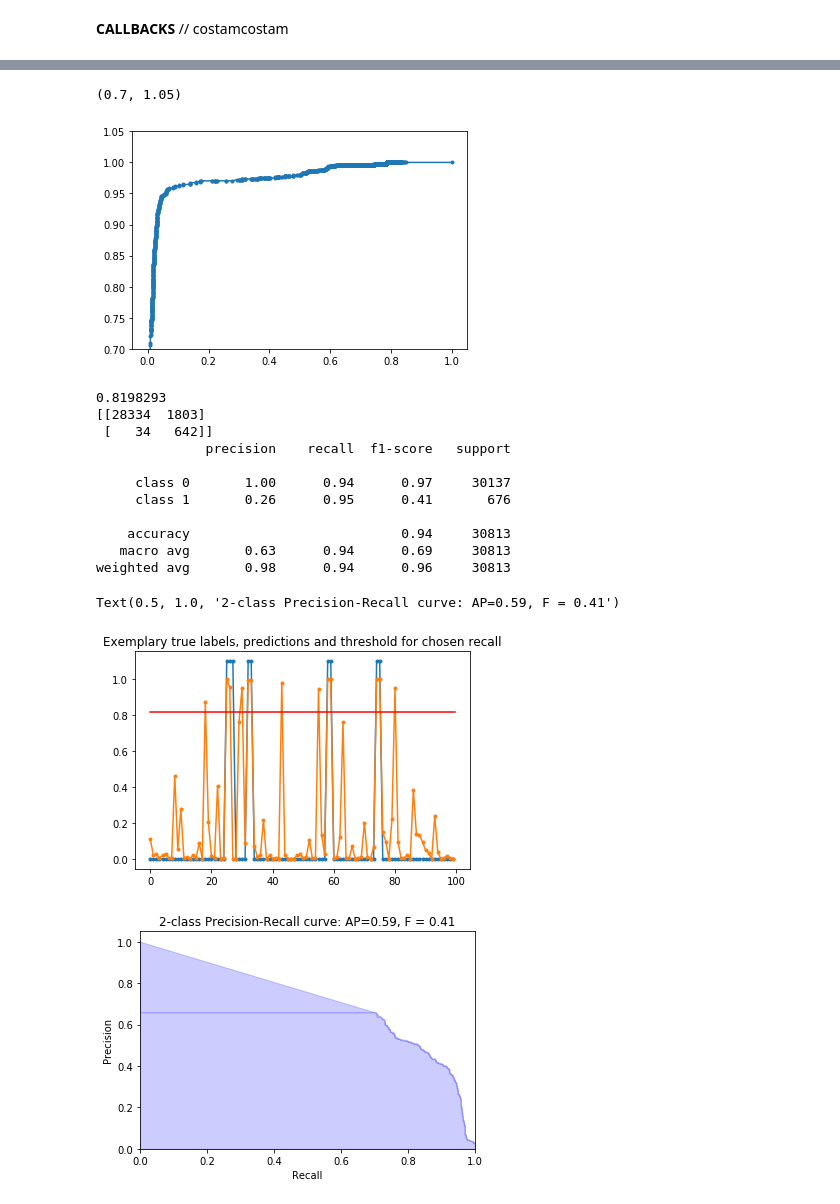
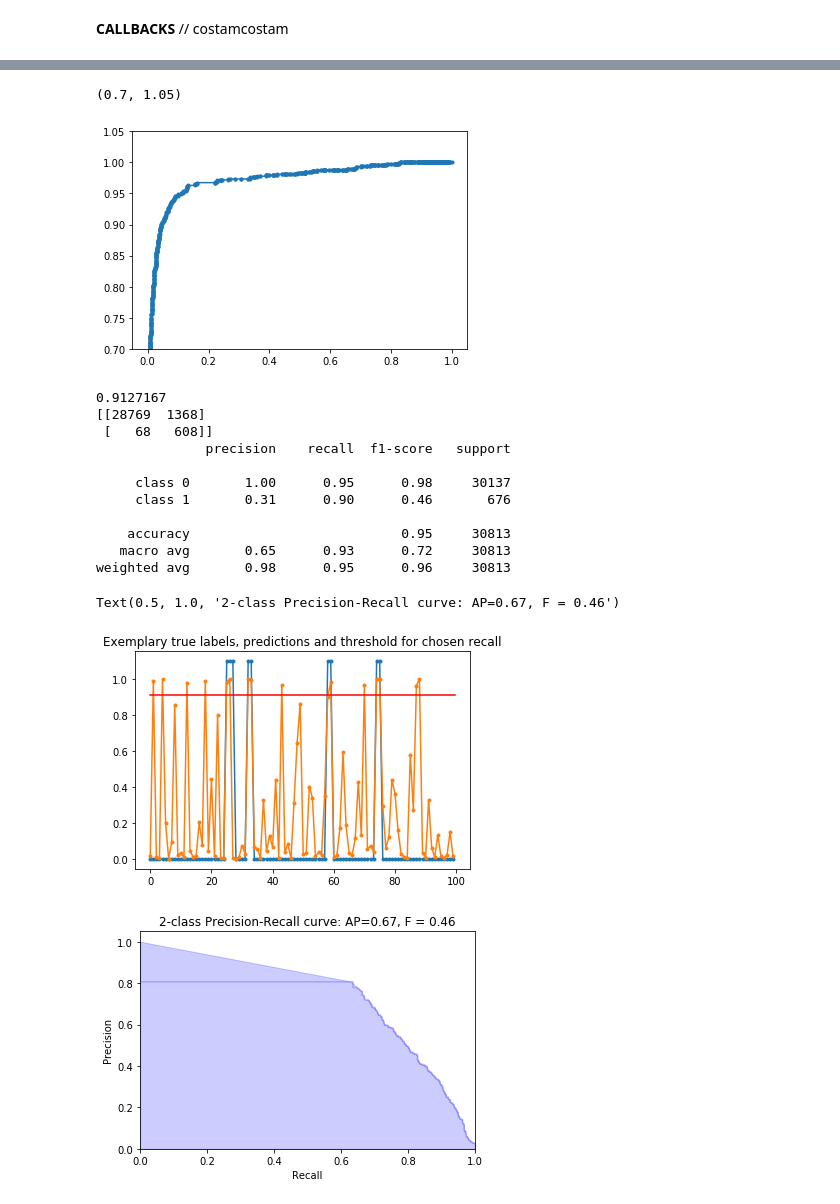
Before and after one commit to hannape/CNN-second, a Jupyter notebook: CNN_for_new_data_no_hidden_code.ipynb, the cells around one changed output, grey strips where cells are left out. Saved outputs shown, nothing was run; the diff lists cells and outputs as text; code cells hidden in the pictures.

```diff
--- a/CNN_for_new_data_no_hidden_code.ipynb
+++ b/CNN_for_new_data_no_hidden_code.ipynb
@@ -78,7 +86,13 @@ input_shape = (1, r, s)
 1
 [figure]
 # %%
-c_w = { 0:0.01, 1:0.99}# { 0:0.02, 1:0.98}  # tak było, jeśli w trening wrzucamy całe nagranie. teraz mamy zbalansowany zbiór
+
+### definiowanie wag
+for_zeros = 0.001
+for_ones = 0.999
+###
+
+c_w = { 0:for_zeros, 1:for_ones}# { 0:0.02, 1:0.98}  # tak było, jeśli w trening wrzucamy całe nagranie. teraz mamy zbalansowany zbiór
 index = ['r%d' % x for x in range(len(y_train))]
 a = [c_w[class_label] for class_label in y_train]
 sample_weight_frame = pd.DataFrame(a, index = index)
@@ -95,10 +109,12 @@ from functools import partial, update_wrapper
 def my_score(y_true, y_pred, sample_weight):
   return log_loss(y_true.values, y_pred, sample_weight=sample_weight.loc[y_true.index.values].values.reshape(-1), normalize=True)
 
+##  potrzebne do zdefiniowania scorera w gridsearchu, wzięte stąd https://stackoverflow.com/questions/49581104/sklearn-gridsearchcv-not-using-sample-weight-in-score-function
+'''
 def wrapped_partial(func, *args, **kwargs):
 	partial_func = partial(func, *args, **kwargs)
 	update_wrapper(partial_func, func)
-	return partial_func
+	return partial_func '''
 
 def binary_crossentropy_weigted(y_true, y_pred, class_weights):
 	y_pred = K.clip(y_pred, K.epsilon(), 1.0 - K.epsilon())
@@ -106,7 +122,9 @@ def binary_crossentropy_weigted(y_true, y_pred, class_weights):
 	return loss
 
 my_scorer = make_scorer(my_score,greater_is_better=False, needs_threshold=False,**score_params)  ## scoring for gridsearchCV
-custom_loss = wrapped_partial(binary_crossentropy_weigted, class_weights=np.array([0.02, 0.98])) ## scoring for model.compile
+#custom_loss = wrapped_partial(binary_crossentropy_weigted, class_weights=np.array([0.02, 0.98])) ## scoring for model.compile
+custom_loss2 = partial(binary_crossentropy_weigted, class_weights=np.array([for_zeros,for_ones])) ## scoring for model.compile
+custom_loss2.__name__ ='binary_crossentropy_weigted'
 
 
 ## AUC METRIC
@@ -155,7 +173,7 @@ def make_model_modified(): #(dense_layer_sizes,filters, kernel_size,pool_size,lr
     model.add(Dropout(drop_out))
     model.add(Dense(1, activation='sigmoid'))
 
-    model.compile(loss=custom_loss,#'binary_crossentropy',#loss_2_args(y_true, y_pred)'',#loss='binary_crossentropy'
+    model.compile(loss=custom_loss2,#'binary_crossentropy',#loss_2_args(y_true, y_pred)'',#loss='binary_crossentropy'
                   # co tu powinno wejść? o samo co do scoring w GridSearchCv? chyba nie: https://stackoverflow.com/questions/40572743/scikit-learn-grid-search-own-scoring-object-syntax
                   # my_score2(sample_weight = sample_weight_frame), <------------------- nie umiem zrobić by działał tutaj. Która funkcja? my_score czy my_scorer ?
                   # my_score2(sample_weight_frame) ---->  https://stackoverflow.com/questions/46858016/keras-custom-loss-function-to-pass-arguments-other-than-y-true-and-y-pred
@@ -187,6 +205,7 @@ import math
 import datetime
 now = datetime.datetime.now()
 start_time = str(now.year)+str('-')+str(now.month)+str('-')+str(now.day)+str('_')+str(now.hour+2)+str(':')+str(now.minute)
+n_epochs = 30
 
 '''
 def step_decay(epoch):
@@ -206,7 +225,7 @@ csv_logger = CSVLogger('drive/My Drive/przebiegi/training_150e_001_01_co30_3.log
 
 y_frame = pd.DataFrame(y_train, index=index)
 
-grid_result = my_model.fit(X_train, y_frame, batch_size = 32, epochs=100,validation_data=(X_val, y_val), verbose = 2) #, class_weight = c_w)
+grid_result = my_model.fit(X_train, y_frame, batch_size = 32, epochs = n_epochs,validation_data=(X_val, y_val), verbose = 2) #, class_weight = c_w)
 
 
 #grid_result = my_model.fit(X_train, y_frame, batch_size = 32, callbacks=[plot_losses, csv_logger, lrate, histories], epochs=150,validation_data=(X_val, y_val), verbose = 2) #, class_weight = c_w)
@@ -310,7 +328,7 @@ pyplot.plot(fpr, tpr, marker='.')
 pyplot.ylim(bottom=0.7)
 # %% [output]
 (0.7, 1.05)
-[figure, old version]
+[figure, new version]
 # %%
 import sklearn.metrics
 from sklearn.metrics import precision_recall_curve
@@ -324,7 +342,7 @@ index2 = ['r%d' % x for x in range(len(y_test))]
 a2 = [c_w[class_label] for class_label in y_test]
 
 #########
-recall = 0.95
+recall = 0.9                # do stworzenia confusion matrix bierzemy jakiś próg, np 90% wykrytych głosów
 ###########
 
 a = (np.where(tpr>recall))
@@ -335,41 +353,41 @@ plt.figure((1))
 pyplot.plot(y_test2[start1:end1]*1.1, marker='.')
 pyplot.plot(probs[start1:end1], marker='.')
 pyplot.plot(t2, thr* np.ones(np.size(t2)), 'r-')
 pyplot.title('Exemplary true labels, predictions and threshold for chosen recall')
 
 probs_bool = probs>thr
 probs_01 = [int(elem) for elem in probs>thr]
 #cm = sklearn.metrics.confusion_matrix(y_test2, probs_01, labels=None, sample_weight=a2).ravel()
 sklearn.metrics.confusion_matrix(y_test2, probs_01, labels=None, sample_weight=a2)
 cm = sklearn.metrics.confusion_matrix(y_test2, probs_01)
 print(cm)
 
 target_names = ['class 0', 'class 1']
 print(sklearn.metrics.classification_report(y_test2, probs_01, target_names=target_names))
 f1 = sklearn.metrics.f1_score(y_test2, probs_01)
 plt.figure(2)
 precision, recall, _ = precision_recall_curve(y_test2, probs)
 plt.step(recall, precision, color='b', alpha=0.2, where='post')
 plt.fill_between(recall, precision, alpha=0.2, color='b')
 plt.xlabel('Recall')
 plt.ylabel('Precision')
 plt.ylim([0.0, 1.05])
 plt.xlim([0.0, 1.0])
 average_precision = average_precision_score(y_test2, probs)
 
 plt.title('2-class Precision-Recall curve: AP=%0.2f, F = %0.2f' %(average_precision,f1)) #{0:0.2f}
 # %% [output]
-0.8198293
-[[28334  1803]
- [   34   642]]
+0.9127167
+[[28769  1368]
+ [   68   608]]
               precision    recall  f1-score   support
 
-     class 0       1.00      0.94      0.97     30137
-     class 1       0.26      0.95      0.41       676
+     class 0       1.00      0.95      0.98     30137
+     class 1       0.31      0.90      0.46       676
 
-    accuracy                           0.94     30813
-   macro avg       0.63      0.94      0.69     30813
-weighted avg       0.98      0.94      0.96     30813
+    accuracy                           0.95     30813
+   macro avg       0.65      0.93      0.72     30813
+weighted avg       0.98      0.95      0.96     30813
-Text(0.5, 1.0, '2-class Precision-Recall curve: AP=0.59, F = 0.41')
+Text(0.5, 1.0, '2-class Precision-Recall curve: AP=0.67, F = 0.46')
-[figure, old version]
+[figure, new version]
-[figure, old version]
+[figure, new version]
```
Also changed, not shown: parts of 5 cells of this notebook.
